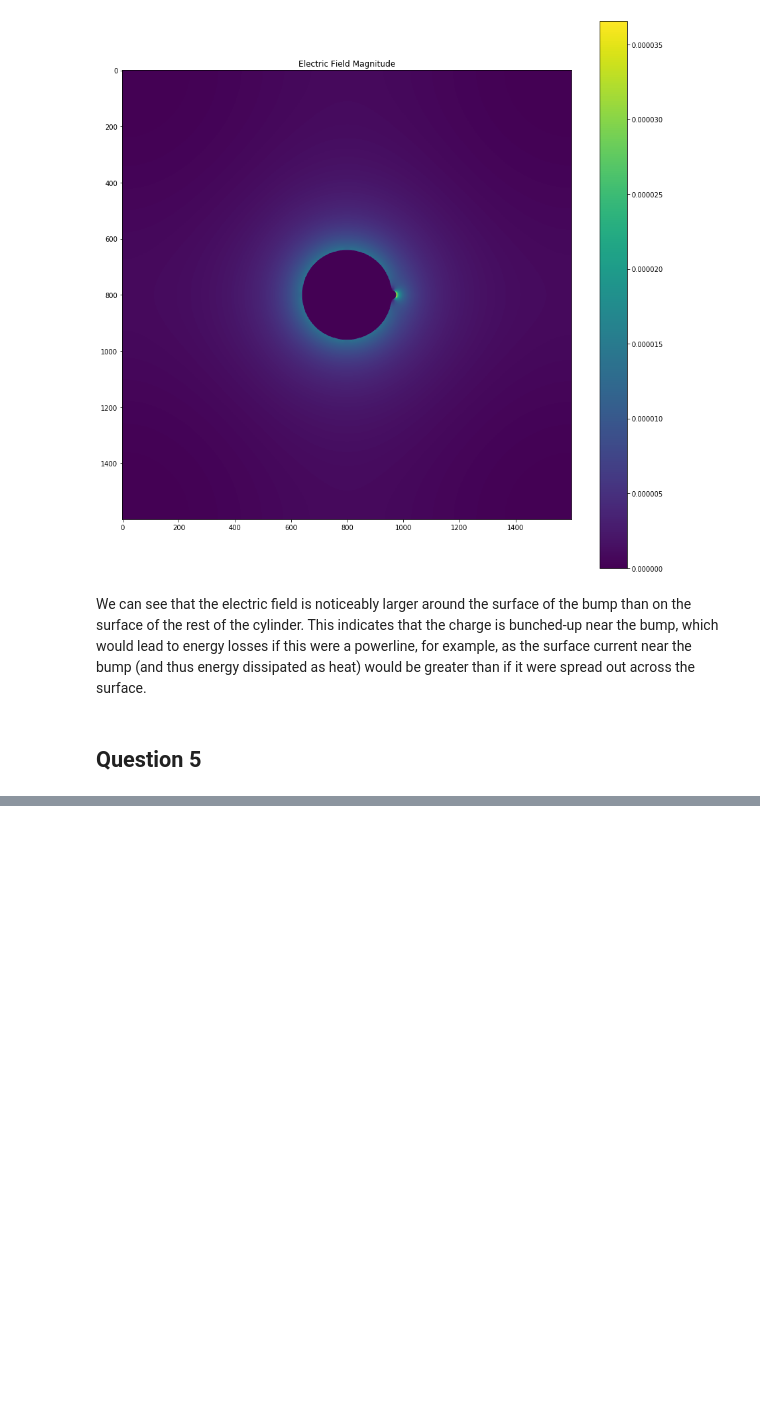
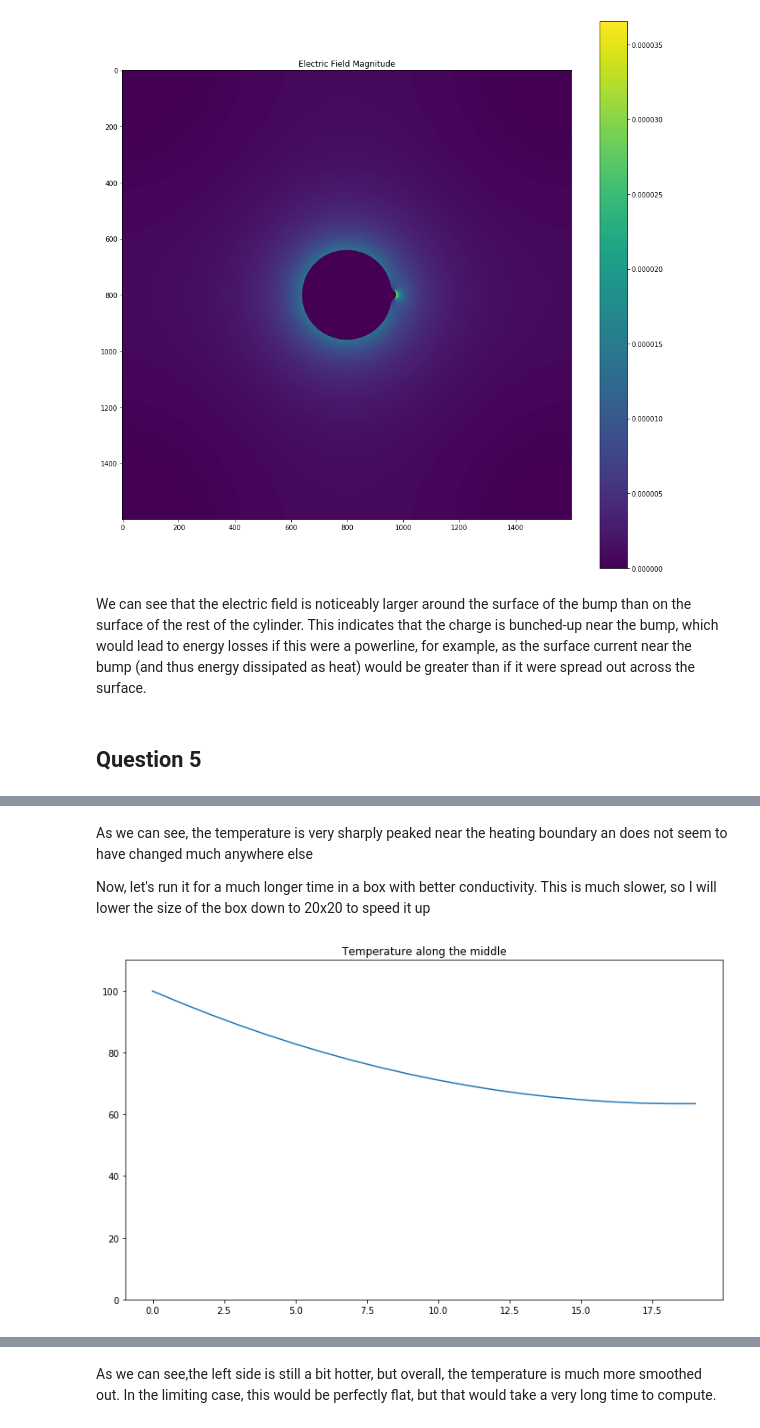
Before and after one commit to ChristianIvanov422/Phys512-Assignments, a Jupyter notebook: Assignment-5/Assignment 5.ipynb, the cells around one changed output, grey strips where cells are left out. Saved outputs shown, nothing was run; the diff lists cells and outputs as text; code cells hidden in the pictures; blank space fills up the shorter version.

```diff
--- a/Assignment-5/Assignment 5.ipynb
+++ b/Assignment-5/Assignment 5.ipynb
@@ -461,0 +527,10 @@ We can see that the electric field is noticeably larger around the surface of th
+# %% [markdown]
+As we can see, the temperature is very sharply peaked near the heating boundary an does not seem to have changed much anywhere else
+
+Now, let's run it for a much longer time in a box with better conductivity. This is much slower, so I will lower the size of the box down to 20x20 to speed it up
+# %%
+t = time.time()
+Temp(20,0.01,1,45,10,10)
+print('elapsed time',time.time()-t,'s')
+# %% [output]
+[figure, added]
@@ -461,0 +538,2 @@ We can see that the electric field is noticeably larger around the surface of th
+# %% [markdown]
+As we can see,the left side is still a bit hotter, but overall, the temperature is much more smoothed out. In the limiting case, this would be perfectly flat, but that would take a very long time to compute.
```
Also changed, not shown: parts of 20 cells of this notebook.
